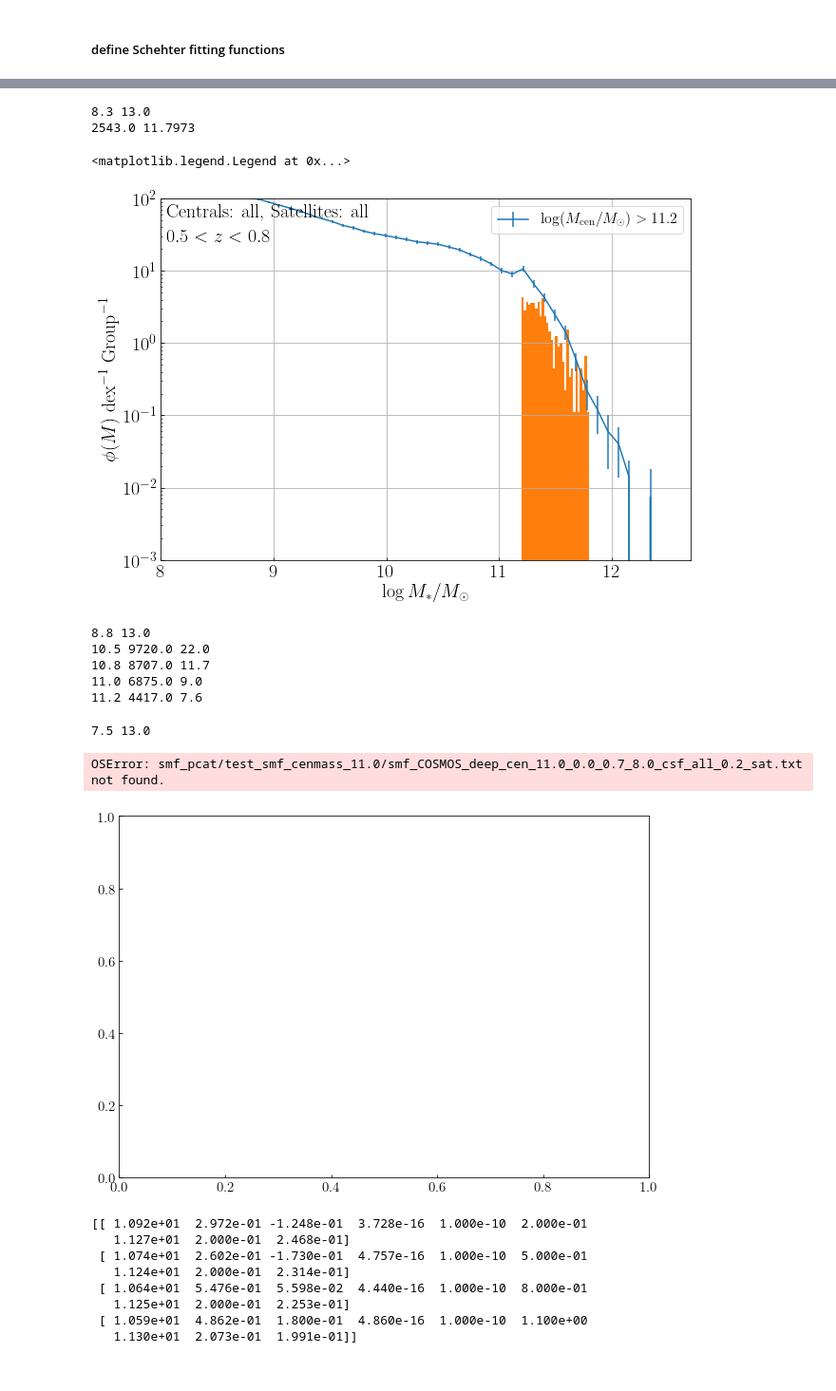
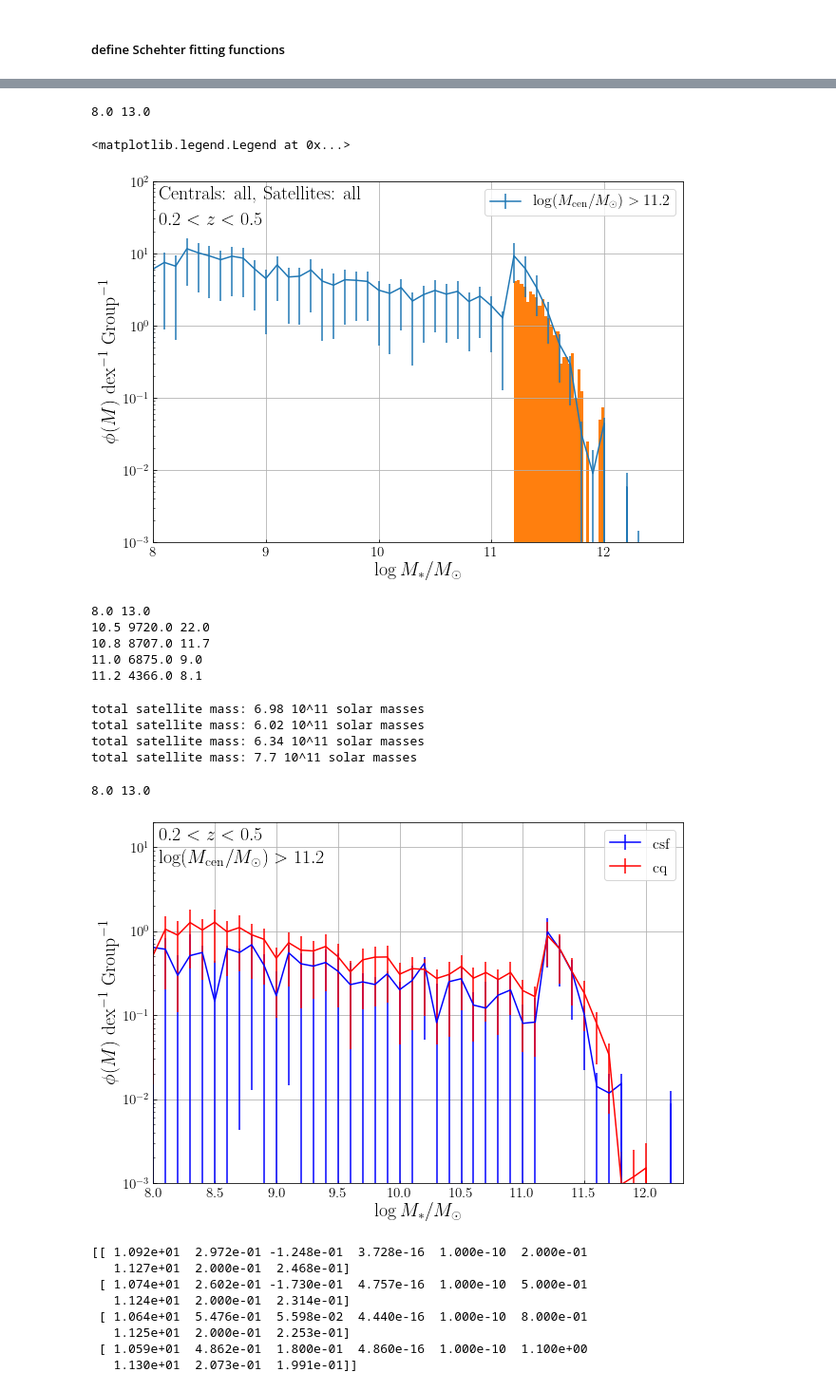
Before and after one commit to LejayChen/massive_gals, a Jupyter notebook: new_radial_distribution_2023.ipynb, the cells around one changed output, grey strips where cells are left out. Shown at 95% size. Cells and saved outputs as stored; diff of their text form; code cells hidden in the pictures.

```diff
--- a/new_radial_distribution_2023.ipynb
+++ b/new_radial_distribution_2023.ipynb
@@ -595,9 +772,9 @@ all_colors  = ['lightgray','darkgray','gray','black']
 color_sets = [all_colors, sf_colors, q_colors]
 
 csfq='all'
-ssfq='sq'
+ssfq='all'
 count_type = 'sat'
-fit_data = True
+fit_data = False
 fit_params = []
 fit_params_err = []
 
@@ -612,7 +789,7 @@ for i,z in enumerate(z_mins):
     y_error = np.array([smf_avg-smf_inf,smf_sup-smf_avg])
     # y_error = np.sqrt(smf_avg*n_centrals)/n_centrals
 
-    axs[i].errorbar(m_bin_left_edges, smf_avg/bin_size, yerr=y_error/bin_size,label=str(z))
+    axs[i].errorbar(m_bin_left_edges, smf_avg/bin_size, yerr=y_error/bin_size,label=str(z),color='k')
     print(str(round(z_mins[i],1))+'<z<'+str(round(z_maxs[i],1)), 'No. of satellites', round(sum(smf_avg)-1,1))
 
     axs[i].set_ylabel(r'$\phi(M)~\mathrm{dex}^{-1} ~\mathrm{Group}^{-1}$',fontsize=20)
@@ -674,7 +847,7 @@ for i,z in enumerate(z_mins):
 
     n_centrals, smf_avg, smf_inf, smf_sup = combine_deep_smf('smf_pcat/test_smf_cenmass_'+str(masscut_host)+'/', ssfq, count_type, str(z), masscut_low=str(masscut_low),masscut_host=str(masscut_host),bin_number=num_bins)
 
-    axs.errorbar(m_bin_left_edges, smf_avg/bin_size,yerr=[smf_avg-smf_inf,smf_sup-smf_avg]/bin_size,label='$'+str(z_mins[i])+'<z<'+str(z_maxs[i])+'$')
+    axs.errorbar(m_bin_left_edges, smf_avg/bin_size,yerr=[smf_avg-smf_inf,smf_sup-smf_avg]/bin_size/10,label='$'+str(z_mins[i])+'<z<'+str(z_maxs[i])+'$')
     axs.set_ylabel(r'$\phi(M)~\mathrm{dex}^{-1} ~\mathrm{Group}^{-1}$',fontsize=20)
     axs.set_yscale('log')
     axs.set_xlim([8,12.3])
@@ -702,11 +875,11 @@ color_sets = [all_colors, sf_colors, q_colors]
 
 z_mins = [0.2,0.5,0.8,1.1]
 z_maxs = [0.5,0.8,1.1,1.5]
-z_idx = 1
+z_idx = 0
 num_bins = 50 # number of bin edges
 
 ssfq='all'
-count_type = 'total'
+count_type = 'sat'
 print(masscut_low, masscut_high)
 
 fit_params = []
@@ -715,15 +888,16 @@ for i,masscut_host in enumerate([11.2]):
     z = z_mins[z_idx]
 
     masscut_low = masscut_lows[z_idx]
-    m_bin_left_edges = np.linspace(masscut_low, masscut_high, num=num_bins+1)[:-1]
+    bins = np.linspace(masscut_low, masscut_high, num=num_bins+1)
+    m_bin_left_edges = bins[:-1]
     bin_size = m_bin_left_edges[1] - m_bin_left_edges[0]
 
     n_centrals, smf_avg, smf_inf, smf_sup = combine_deep_smf('smf_pcat/test_smf_cenmass_'+str(masscut_host)+'/', ssfq, count_type, str(z), masscut_low=str(masscut_low),masscut_host=str(masscut_host),bin_number=num_bins)
+    mass_cen = combine_cen_mass(masscut_host, z_mins[z_idx])
+    smf_cen = np.histogram(mass_cen,bins,density=True)[0]
     axs.errorbar(m_bin_left_edges, smf_avg/bin_size ,yerr=[smf_avg-smf_inf,smf_sup-smf_avg]/bin_size, label='$\log(M_\mathrm{cen}/M_\odot)>'+str(masscut_host)+'$')
-
-    mass_cen = np.load('smf_pcat/test_smf_cenmass_'+str(masscut_host)+'/COSMOS_deep_cen_masslist_'+str(masscut_host)+'_0.0_0.7_8.0_all_0.2.npy')
+    # axs.errorbar(m_bin_left_edges, smf_cen/bin_size ,yerr=[smf_avg-smf_inf,smf_sup-smf_avg]/bin_size, label='$\log(M_\mathrm{cen}/M_\odot)>'+str(masscut_host)+'$')
     axs.hist(mass_cen,bins=30,density=True)
-    print(n_centrals,max(mass_cen))
 
     axs.set_yscale('log')
     axs.set_xlim([8,12.7])
@@ -737,10 +911,9 @@ axs.annotate('$'+str(z_mins[z_idx])+'<z<'+str(z_maxs[z_idx])+'$',xy=([0.01,0.88]
 axs.annotate('Centrals: '+csfq+', Satellites: '+ssfq,xy=([0.01,0.95]),xycoords='axes fraction',fontsize=20,color='k')
 axs.legend(fontsize=16)
 # %% [output]
-8.3 13.0
-2543.0 11.7973
+8.0 13.0
 <matplotlib.legend.Legend at 0x...>
-[figure, old version]
+[figure, new version]
 # %%
 # n_sat vs. M_cen cut
 
@@ -753,8 +926,6 @@ ssfq='all'
 count_type = 'sat'
 print(masscut_low, masscut_high)
 
-fit_params = []
-fit_params_err = []
 for i,masscut_host in enumerate([10.5,10.8,11.0,11.2]):
     z = z_mins[z_idx]
 
@@ -765,53 +936,64 @@ for i,masscut_host in enumerate([10.5,10.8,11.0,11.2]):
     n_centrals, smf_avg, smf_inf, smf_sup = combine_deep_smf('smf_pcat/test_smf_cenmass_'+str(masscut_host)+'/', ssfq, count_type, str(z), masscut_low=str(masscut_low),masscut_host=str(masscut_host),bin_number=num_bins)
     print(masscut_host, n_centrals, round(sum(smf_avg),1))
 # %% [output]
-8.8 13.0
+8.0 13.0
 10.5 9720.0 22.0
 10.8 8707.0 11.7
 11.0 6875.0 9.0
-11.2 4417.0 7.6
+11.2 4366.0 8.1
+# %%
+for masscut_host in [10.5, 10.8, 11.0, 11.2]:
+    masscut_low = masscut_lows[z_idx]
+    m_bin_left_edges = np.linspace(masscut_low, masscut_high, num=num_bins+1)[:-1]
+    bin_size = m_bin_left_edges[1] - m_bin_left_edges[0]
+
+    n_centrals, smf_avg, smf_inf, smf_sup = combine_deep_smf('smf_pcat/test_smf_cenmass_'+str(masscut_host)+'/', ssfq, count_type, str(z), masscut_low=str(masscut_low),masscut_host=str(masscut_host),bin_number=num_bins, csfq='all')
+    total_mass_sat = sum(smf_avg*10**(m_bin_left_edges-11))
+    print('total satellite mass:',round(total_mass_sat,2),'10^11 solar masses')
+# %% [output]
+total satellite mass: 6.98 10^11 solar masses
+total satellite mass: 6.02 10^11 solar masses
+total satellite mass: 6.34 10^11 solar masses
+total satellite mass: 7.7 10^11 solar masses
 # %%
 # plot SMF on different central SF/Q (at M>11.0)
 
 fig, axs = plt.subplots(1, 1, figsize = (10, 7),sharex=True)
-q_colors = ['lightsalmon','red','brown','maroon']
-sf_colors = ['cornflowerblue','blue','darkblue','midnightblue']
-all_colors  = ['lightgray','darkgray','gray','black']
-color_sets = [all_colors, sf_colors, q_colors]
+colors = ['b','r']
 
 z_mins = [0.2,0.5,0.8,1.1]
 z_maxs = [0.5,0.8,1.1,1.5]
 z_idx = 0
 num_bins = 50 # number of bin edges
 m_bin_left_edges = np.linspace(masscut_low, masscut_high, num=num_bins+1)[:-1]
 ssfq='all'
 count_type = 'sat'
 print(masscut_low, masscut_high)
 
 fit_params = []
 fit_params_err = []
 for i,cen_sfq in enumerate(['csf','cq']):
     z = z_mins[z_idx]
     n_centrals, smf_avg, smf_inf, smf_sup = combine_deep_smf('smf_pcat/test_smf_cenmass_'+str(masscut_host)+'/', ssfq, count_type, str(z), masscut_low=str(masscut_low),masscut_host=str(masscut_host),bin_number=num_bins, csfq=cen_sfq)
-    axs.errorbar(m_bin_left_edges, smf_avg,yerr=[smf_avg-smf_inf,smf_sup-smf_avg],label='$\log(M_\mathrm{cen}/M_\odot)>'+str(masscut_host)+'$')
+    axs.errorbar(m_bin_left_edges, smf_avg,yerr=[smf_avg-smf_inf,smf_sup-smf_avg],label=cen_sfq,color=colors[i])
 
     axs.set_yscale('log')
     axs.set_xlim([8,12.3])
     axs.set_ylim([1e-3,20])
     axs.grid(True)
 
 fig.subplots_adjust(wspace=0, hspace=0)
 axs.set_xlabel('$\log M_*/M_\odot$',fontsize=20)
 axs.set_ylabel(r'$\phi(M)~\mathrm{dex}^{-1} ~\mathrm{Group}^{-1}$',fontsize=20)
-axs.annotate('$'+str(z_mins[z_idx])+'<z<'+str(z_maxs[z_idx])+'$',xy=([0.03,0.9]),xycoords='axes fraction',fontsize=20,color='k')
+axs.annotate('$'+str(z_mins[z_idx])+'<z<'+str(z_maxs[z_idx])+'$',xy=([0.01,0.95]),xycoords='axes fraction',fontsize=20,color='k')
+axs.annotate('$\log(M_\mathrm{cen}/M_\odot)>'+str(masscut_host)+'$',xy=([0.01,0.88]),xycoords='axes fraction',fontsize=20,color='k')
 axs.legend(fontsize=16)
 
 np.save('fit_param_sat_'+ssfq, np.array(fit_params))
 np.save('fit_param_err_sat_'+ssfq, np.array(fit_params_err))
 # %% [output]
-7.5 13.0
+8.0 13.0
-OSError: smf_pcat/test_smf_cenmass_11.0/smf_COSMOS_deep_cen_11.0_0.0_0.7_8.0_csf_all_0.2_sat.txt not found.
-[figure, old version]
+[figure, new version]
 # %%
 # fitted sat SMFs
 z_mins = [0.2,0.5,0.8,1.1]
```
Also changed, not shown: parts of 12 cells of this notebook.
